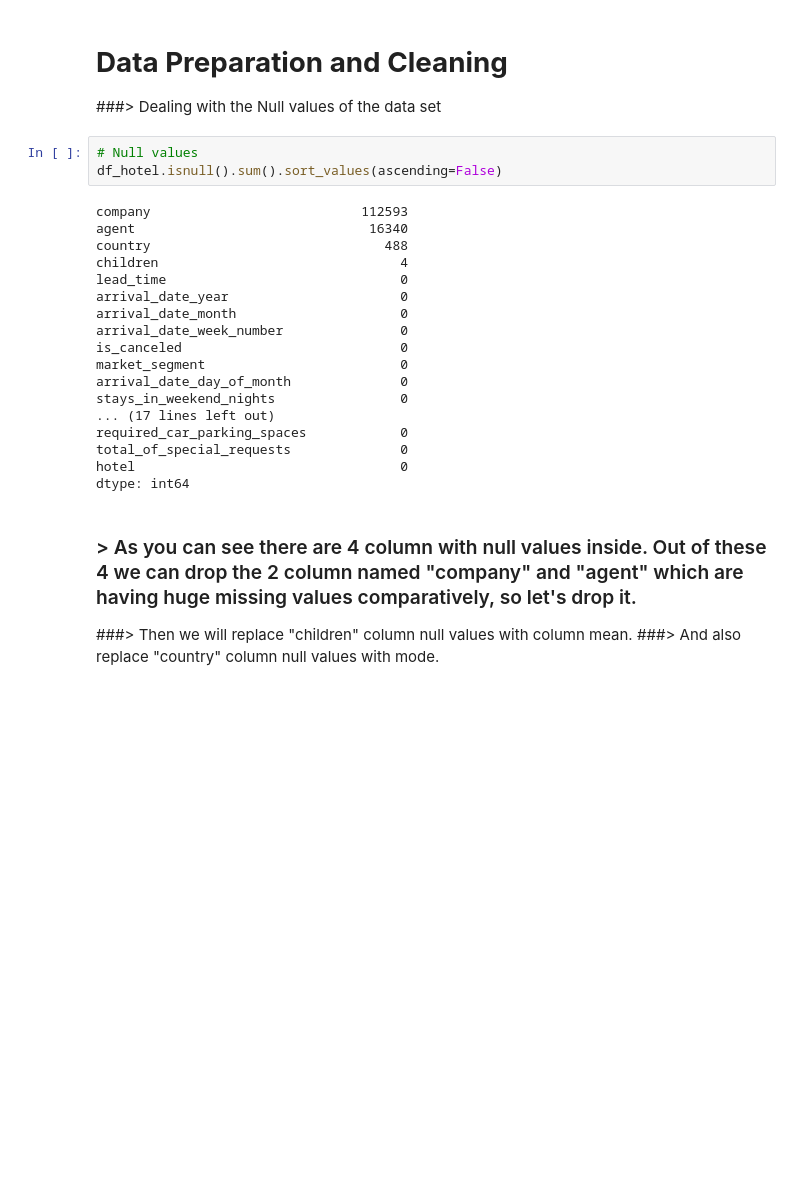
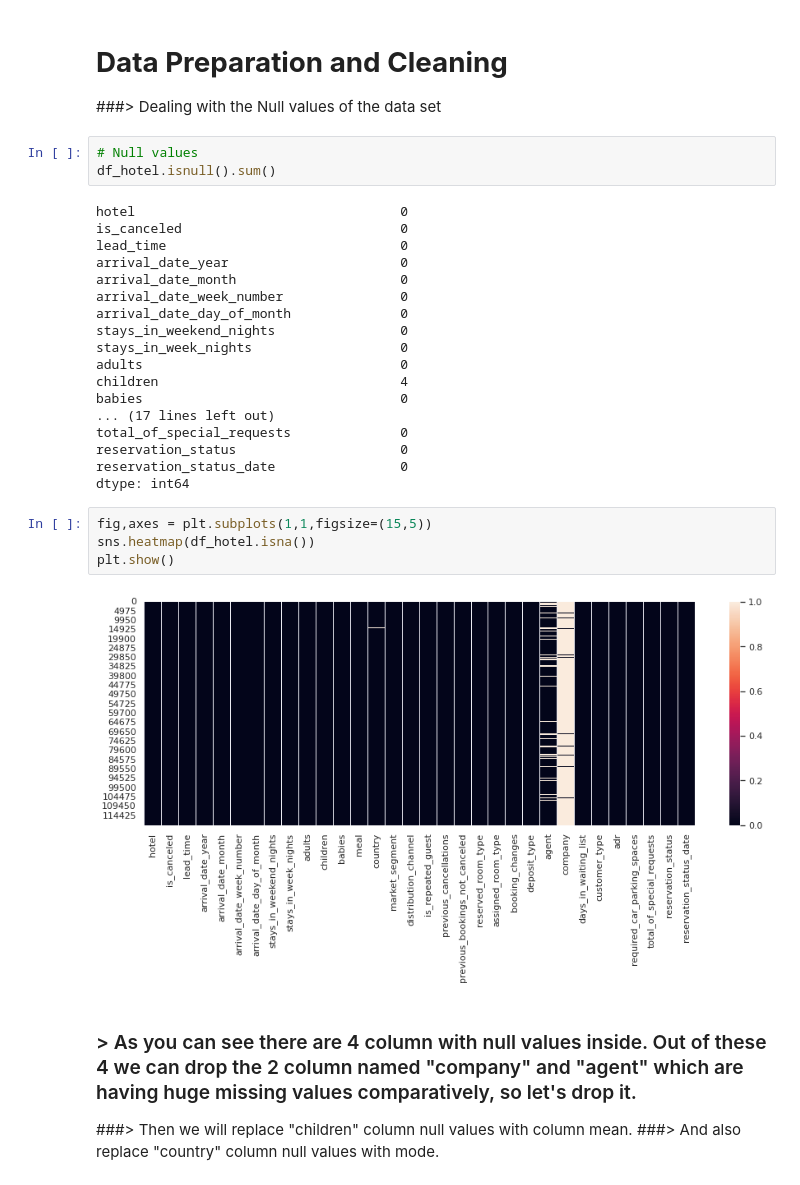
Before and after one commit to navaidansari786/Hotel-booking-Analysis, a Jupyter notebook: Hotel_Booking_Analysis_Capstone_Project.ipynb, the cells around one changed output. Drawn from its saved outputs; the diff is of its cells as text; blank space fills up the shorter version.

```diff
--- a/Hotel_Booking_Analysis_Capstone_Project.ipynb
+++ b/Hotel_Booking_Analysis_Capstone_Project.ipynb
@@ -170,25 +170,31 @@ Number of duplicate rows: (31994, 32)
 ###> Dealing with the Null values of the data set
 # %%
 # Null values
-df_hotel.isnull().sum().sort_values(ascending=False)
+df_hotel.isnull().sum()
 # %% [output]
-company                           112593
-agent                              16340
-country                              488
-children                               4
+hotel                                  0
+is_canceled                            0
 lead_time                              0
 arrival_date_year                      0
 arrival_date_month                     0
 arrival_date_week_number               0
-is_canceled                            0
-market_segment                         0
 arrival_date_day_of_month              0
 stays_in_weekend_nights                0
+stays_in_week_nights                   0
+adults                                 0
+children                               4
+babies                                 0
 ... (17 lines left out)
-required_car_parking_spaces            0
 total_of_special_requests              0
-hotel                                  0
+reservation_status                     0
+reservation_status_date                0
 dtype: int64
+# %%
+fig,axes = plt.subplots(1,1,figsize=(15,5))
+sns.heatmap(df_hotel.isna())
+plt.show()
+# %% [output]
+[figure, added]
 # %% [markdown]
 ### > As you can see there are 4 column with null values inside. Out of these 4 we can drop the 2 column named "company" and "agent" which are having huge missing values comparatively, so let's drop it.
 ###> Then we will replace "children" column null values with column mean.
```
Also changed, not shown: parts of 22 cells of this notebook.
